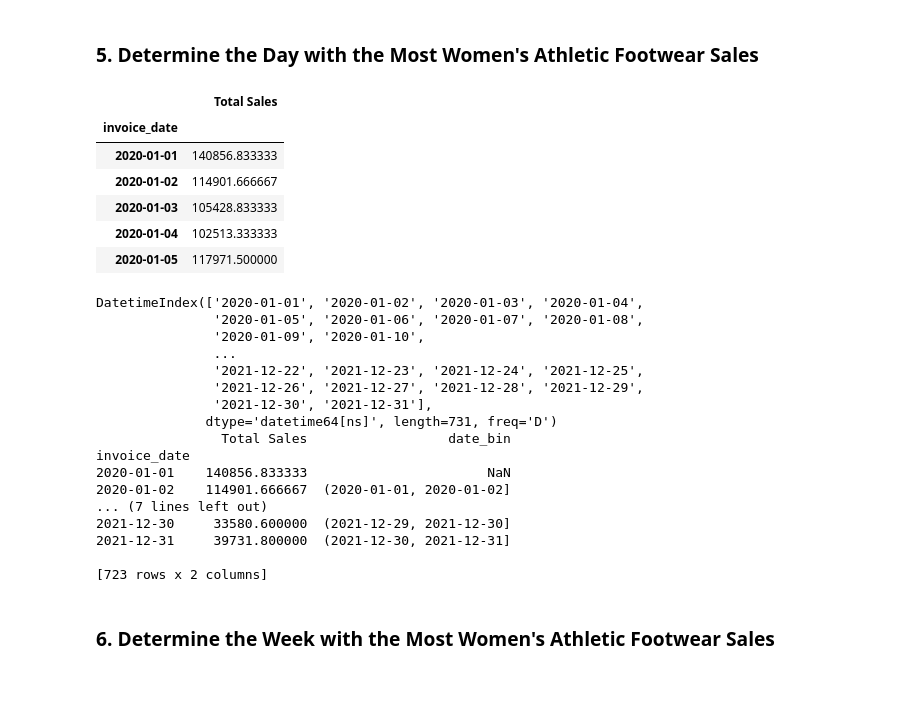
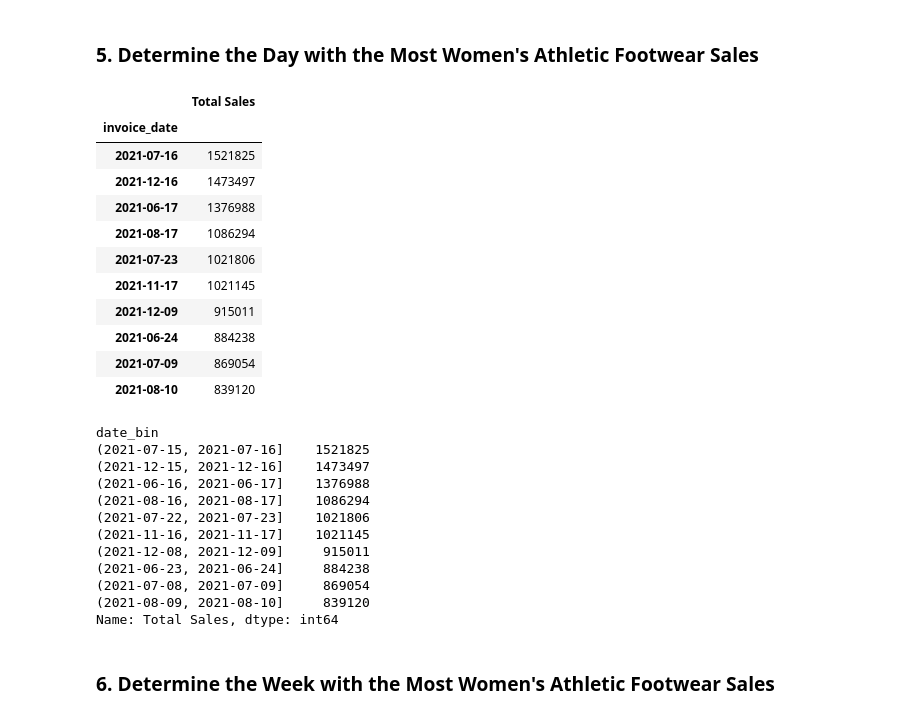
Before and after one commit to RAJESHVELAMALA/athletic_sales_analysis, a Jupyter notebook: athletic_sales_analysis_starter_code.ipynb, the cells around one changed output. Cells and saved outputs as stored; diff of their text form; code cells hidden in the pictures; blank space fills up the shorter version.

```diff
--- a/athletic_sales_analysis_starter_code.ipynb
+++ b/athletic_sales_analysis_starter_code.ipynb
@@ -321,23 +329,27 @@ athletic_womenfootwear_pivot.sort_values(by='Womens_Footwear_Units_Sold',ascendi
 ### 5. Determine the Day with the Most Women's Athletic Footwear Sales
 # %%
 # Create a pivot table with the 'invoice_date' column is the index, and the "total_sales" as the values.
-athletic_sales_2021_2021.columns
-athletic_sales_new = athletic_sales_2021_2021.rename(columns={'total_sales':'Total Sales'})
-atheletic_pivot = pd.pivot_table(athletic_sales_new,values=['Total Sales'],index=['invoice_date'])
-atheletic_pivot
+
+athletic_sales_new = athletic_sales_2021_2021_womensfootwear.rename(columns={'total_sales':'Total Sales'})
+atheletic_pivot = pd.pivot_table(athletic_sales_new,values=['Total Sales'],index=['invoice_date'],aggfunc='sum')
+
+atheletic_pivot=atheletic_pivot.sort_values(by=['Total Sales'],ascending=False)
+atheletic_pivot.head(10)
+
 # Optional: Rename the "total_sales" column to "Total Sales"
-
-
-# Show the table.
-atheletic_pivot.head()
 # %% [output]
 |  | Total Sales |
 | invoice_date |  |
-| 2020-01-01 | 140856.833333 |
-| 2020-01-02 | 114901.666667 |
-| 2020-01-03 | 105428.833333 |
-| 2020-01-04 | 102513.333333 |
-| 2020-01-05 | 117971.500000 |
+| 2021-07-16 | 1521825 |
+| 2021-12-16 | 1473497 |
+| 2021-06-17 | 1376988 |
+| 2021-08-17 | 1086294 |
+| 2021-07-23 | 1021806 |
+| 2021-11-17 | 1021145 |
+| 2021-12-09 | 915011 |
+| 2021-06-24 | 884238 |
+| 2021-07-09 | 869054 |
+| 2021-08-10 | 839120 |
 # %%
 # Resample the pivot table into daily bins, and get the total sales for each day.
 # Sort the resampled pivot table in ascending order on "Total Sales".
@@ -346,34 +358,27 @@ atheletic_pivot.head()
 start_date = pd.Timestamp(2020, 1, 1)
 end_date = pd.Timestamp(2021, 12, 31)
 date_range = pd.date_range(start=start_date, end=end_date)
-print(date_range)
-
-# Bin the dates into monthly bins
-atheletic_pivot['Total Sales']
 
 atheletic_pivot['date_bin'] = pd.cut(atheletic_pivot.index, bins=date_range)
 
-total_sales_per_bin = atheletic_pivot.groupby('date_bin')['Total Sales'].sum().tolist()
+total_sales_per_bin = atheletic_pivot.groupby('date_bin')['Total Sales'].sum()
 
-print(atheletic_pivot)
+total_sales_per_bin=total_sales_per_bin.sort_values(ascending=False)
+
+total_sales_per_bin.head(10)
 # %% [output]
-DatetimeIndex(['2020-01-01', '2020-01-02', '2020-01-03', '2020-01-04',
-               '2020-01-05', '2020-01-06', '2020-01-07', '2020-01-08',
-               '2020-01-09', '2020-01-10',
-               ...
-               '2021-12-22', '2021-12-23', '2021-12-24', '2021-12-25',
-               '2021-12-26', '2021-12-27', '2021-12-28', '2021-12-29',
-               '2021-12-30', '2021-12-31'],
-              dtype='datetime64[ns]', length=731, freq='D')
-                Total Sales                  date_bin
-invoice_date
-2020-01-01    140856.833333                       NaN
-2020-01-02    114901.666667  (2020-01-01, 2020-01-02]
-... (7 lines left out)
-2021-12-30     33580.600000  (2021-12-29, 2021-12-30]
-2021-12-31     39731.800000  (2021-12-30, 2021-12-31]
-
-[723 rows x 2 columns]
+date_bin
+(2021-07-15, 2021-07-16]    1521825
+(2021-12-15, 2021-12-16]    1473497
+(2021-06-16, 2021-06-17]    1376988
+(2021-08-16, 2021-08-17]    1086294
+(2021-07-22, 2021-07-23]    1021806
+(2021-11-16, 2021-11-17]    1021145
+(2021-12-08, 2021-12-09]     915011
+(2021-06-23, 2021-06-24]     884238
+(2021-07-08, 2021-07-09]     869054
+(2021-08-09, 2021-08-10]     839120
+Name: Total Sales, dtype: int64
 # %% [markdown]
 ### 6.  Determine the Week with the Most Women's Athletic Footwear Sales
 # %%
```
Also changed, not shown: parts of 7 cells of this notebook.
